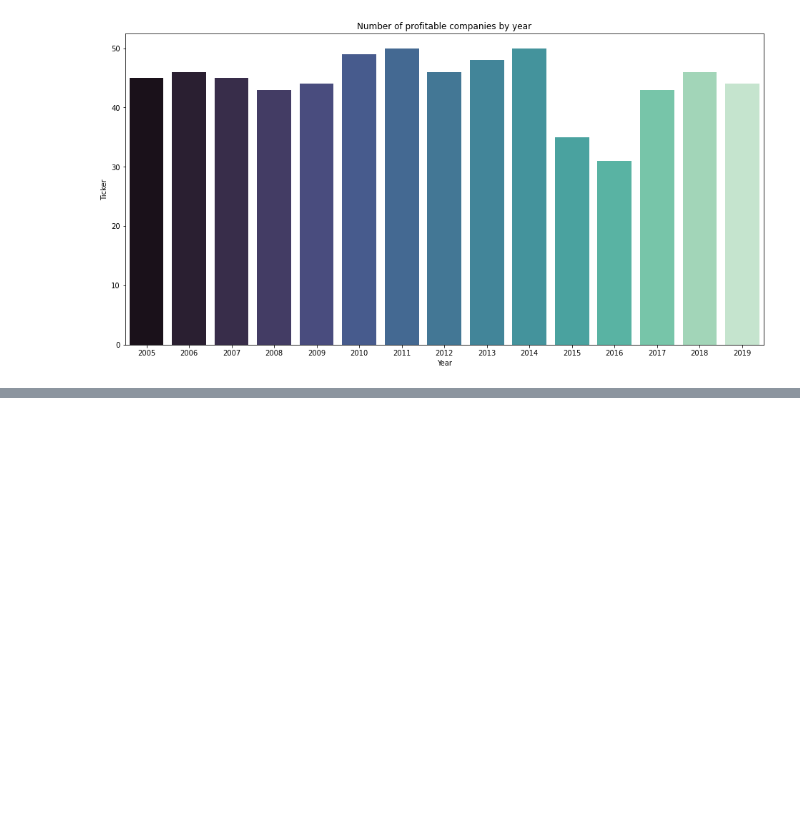
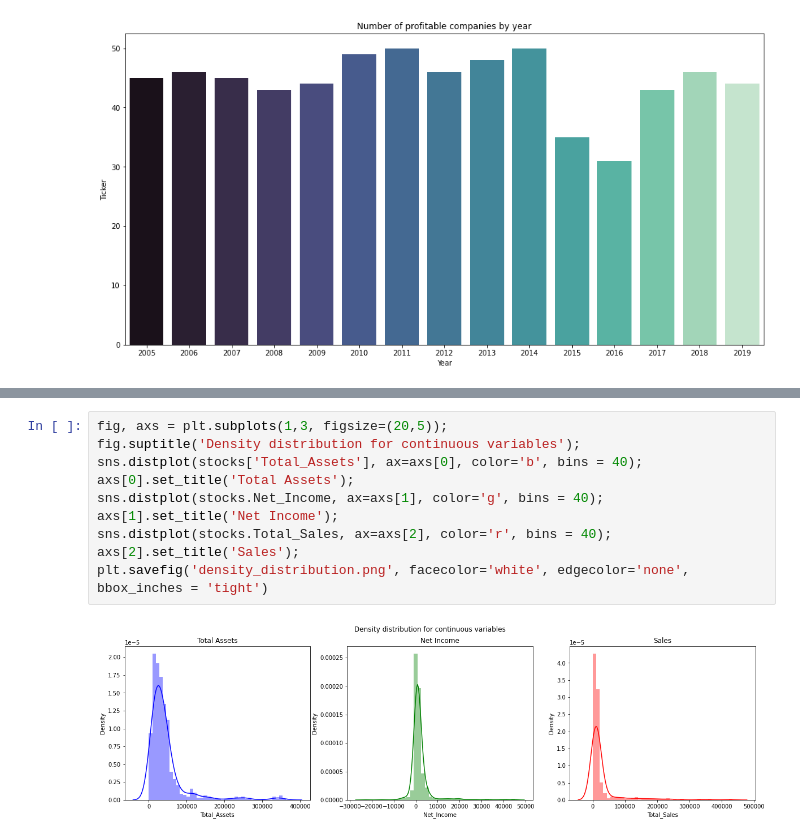
Before and after one commit to maralinetorres/BU-Capstone-Predicting-Environmental-Actions, a Jupyter notebook: Sprint #5 - Midterm presentations/EDA_PilotStocks.ipynb, the cells around one changed output, grey strips where cells are left out. Saved outputs shown, nothing was run; the diff lists cells and outputs as text; blank space fills up the shorter version.

```diff
--- a/Sprint #5 - Midterm presentations/EDA_PilotStocks.ipynb
+++ b/Sprint #5 - Midterm presentations/EDA_PilotStocks.ipynb
@@ -194,0 +205,12 @@ stocks.describe().T
+# %%
+fig, axs = plt.subplots(1,3, figsize=(20,5));
+fig.suptitle('Density distribution for continuous variables');
+sns.distplot(stocks['Total_Assets'], ax=axs[0], color='b', bins = 40);
+axs[0].set_title('Total Assets');
+sns.distplot(stocks.Net_Income, ax=axs[1], color='g', bins = 40);
+axs[1].set_title('Net Income');
+sns.distplot(stocks.Total_Sales, ax=axs[2], color='r', bins = 40);
+axs[2].set_title('Sales');
+plt.savefig('density_distribution.png', facecolor='white', edgecolor='none', bbox_inches = 'tight')
+# %% [output]
+[figure, added]
```
Also changed, not shown: parts of 1 cell of this notebook, 10 other files.
